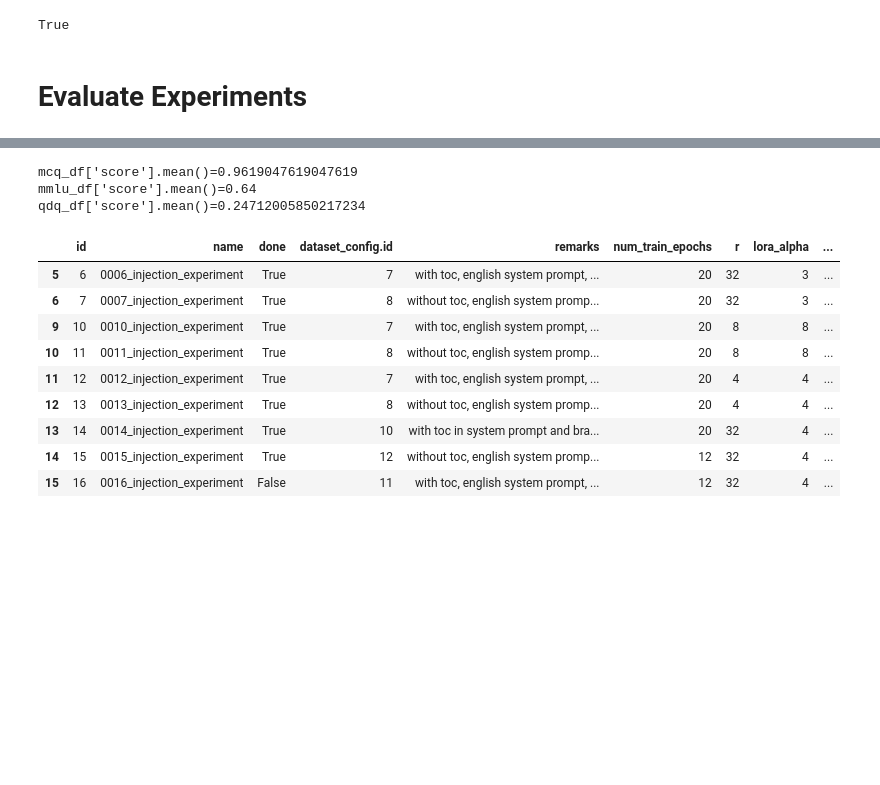
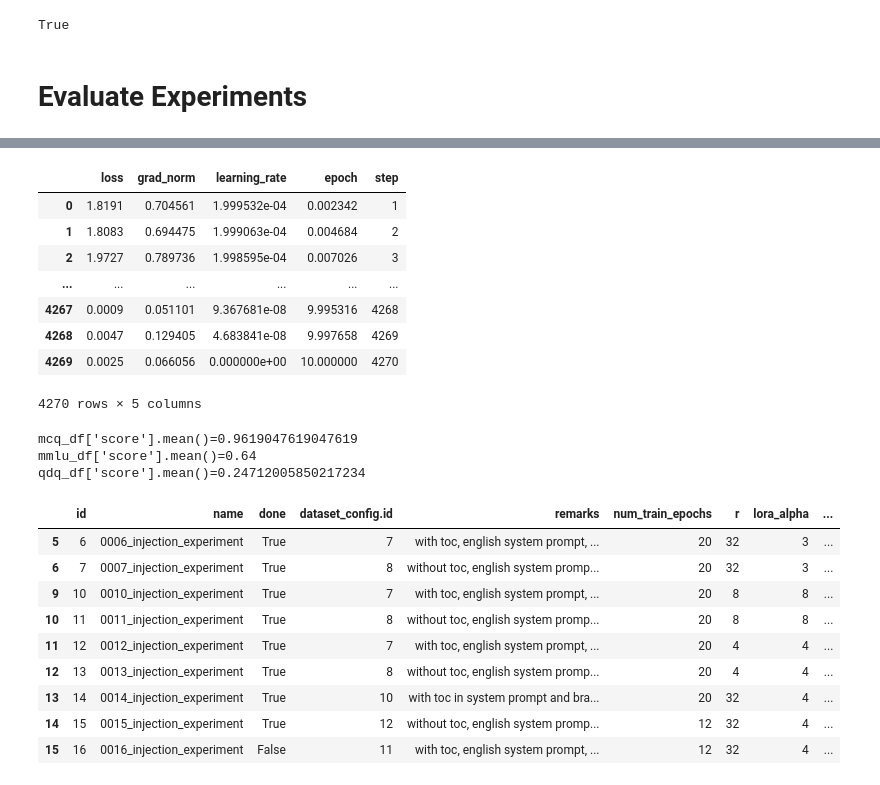
Before and after one commit to fee1ix/beesup_injection_lab, a Jupyter notebook: injection_notebook.ipynb, the cells around one changed output, grey strips where cells are left out. Cells and saved outputs as stored; diff of their text form; code cells hidden in the pictures; blank space fills up the shorter version.

```diff
--- a/injection_notebook.ipynb
+++ b/injection_notebook.ipynb
@@ -1909,3 +2005,16 @@ True
+# %%
+history_df=pd.read_pickle(f"{path}/10-4270_history_callback_df.pkl")
+history_df
+# %% [output]
+|  | loss | grad_norm | learning_rate | epoch | step |
+| 0 | 1.8191 | 0.704561 | 1.999532e-04 | 0.002342 | 1 |
+| 1 | 1.8083 | 0.694475 | 1.999063e-04 | 0.004684 | 2 |
+| 2 | 1.9727 | 0.789736 | 1.998595e-04 | 0.007026 | 3 |
+| ... | ... | ... | ... | ... | ... |
+| 4267 | 0.0009 | 0.051101 | 9.367681e-08 | 9.995316 | 4268 |
+| 4268 | 0.0047 | 0.129405 | 4.683841e-08 | 9.997658 | 4269 |
+| 4269 | 0.0025 | 0.066056 | 0.000000e+00 | 10.000000 | 4270 |
+4270 rows × 5 columns
 # %%
 from beesup_llm.toolkit.retrieval_metrics import f1_score
 
```
Also changed, not shown: parts of 7 cells of this notebook, 5 other files.
